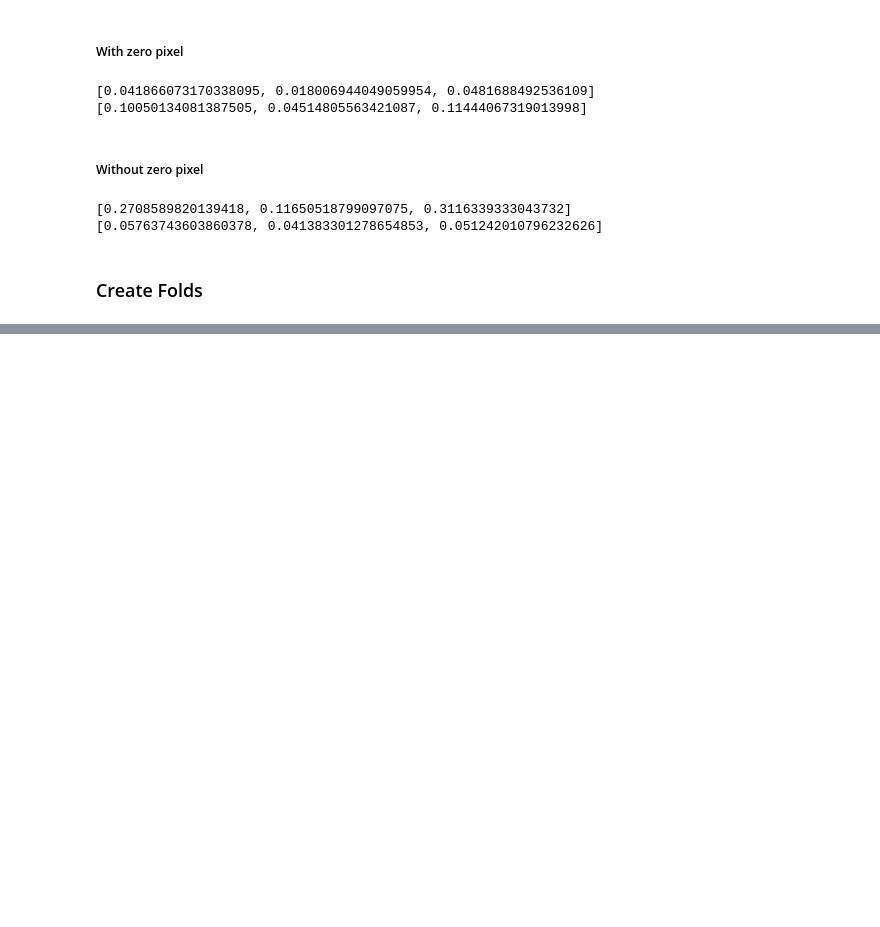
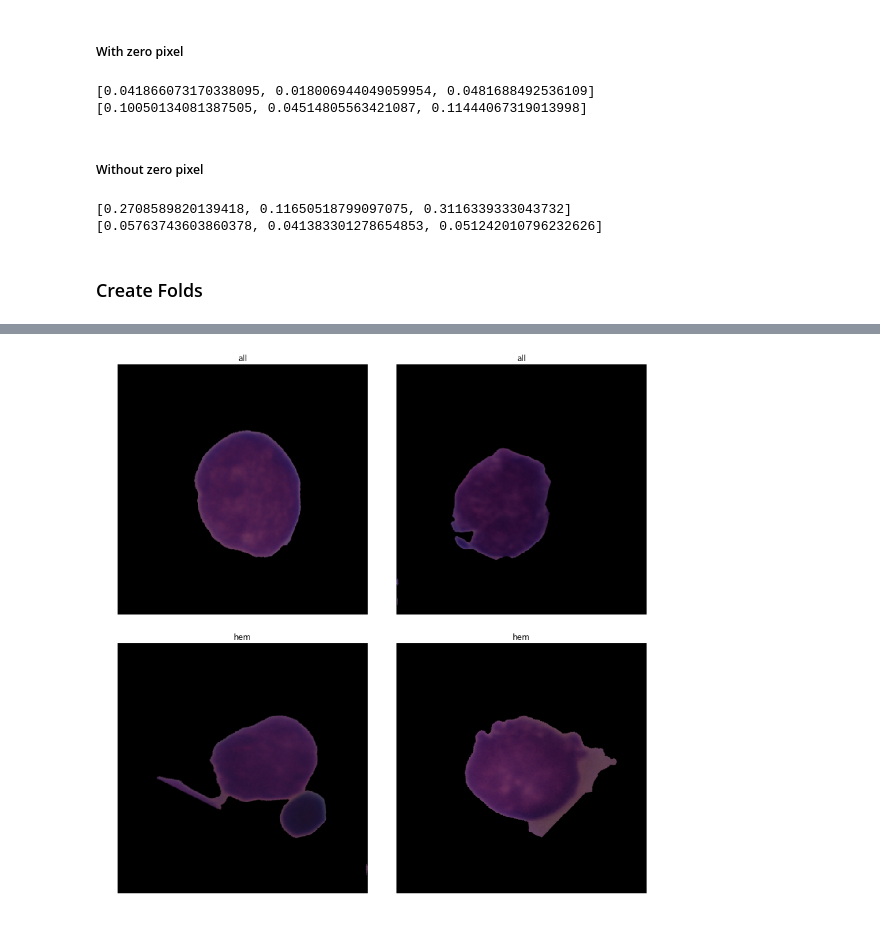
Before and after one commit to ChristianMarzahl/ISBI2019_WhiteBloodCancer, a Jupyter notebook: Statistics.ipynb, the cells around one changed output, grey strips where cells are left out. Saved outputs shown, nothing was run; the diff lists cells and outputs as text; code cells hidden in the pictures; blank space fills up the shorter version.

```diff
--- a/Statistics.ipynb
+++ b/Statistics.ipynb
@@ -287,0 +353,4 @@ split_handler.split_by_patients(0.2, True)
+# %%
+data.show_batch(rows=2, figsize=(12,12))
+# %% [output]
+[figure, added]
```
Also changed, not shown: parts of 19 cells of this notebook, 6 other files.
